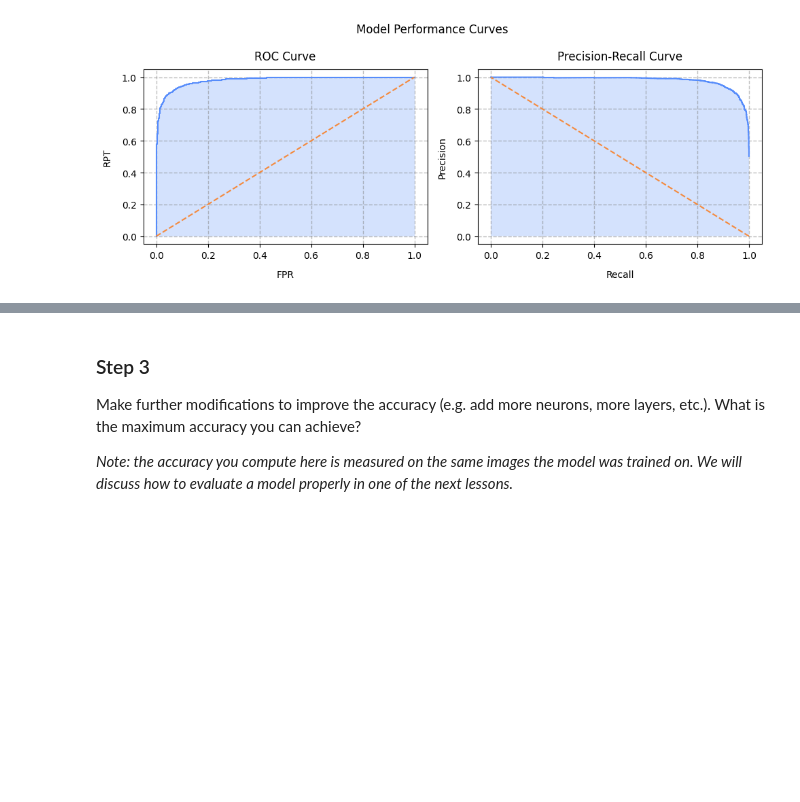
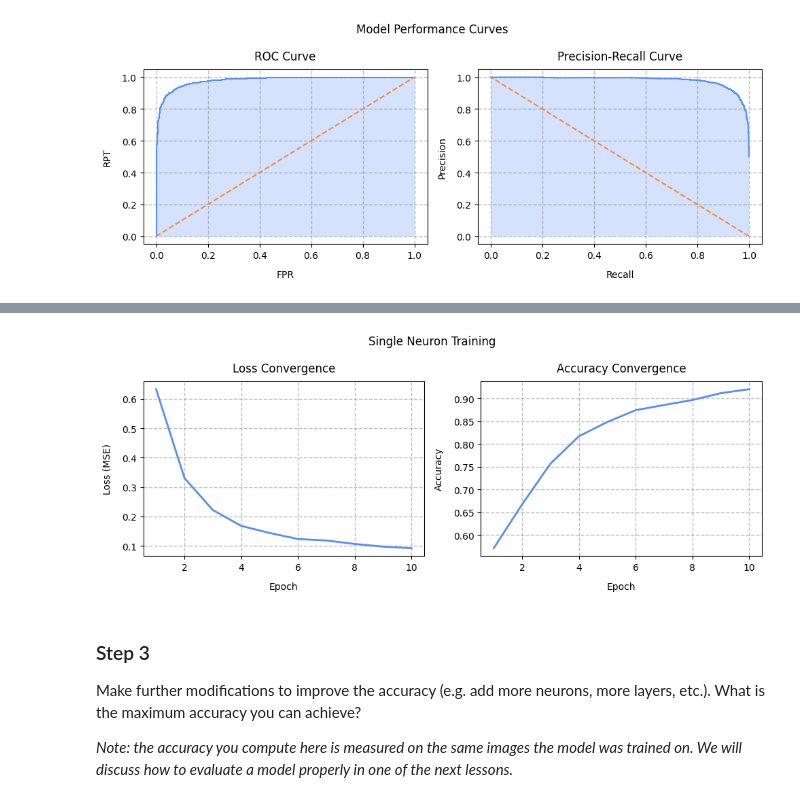
Before and after one commit to BogdanPinchuk/ComputerVision-PBY_HW12, a Jupyter notebook: Bohdan_Pinchuk_CV_HW12.ipynb, the cells around one changed output, grey strips where cells are left out. Drawn from its saved outputs; the diff is of its cells as text; code cells hidden in the pictures; blank space fills up the shorter version.

```diff
--- a/Bohdan_Pinchuk_CV_HW12.ipynb
+++ b/Bohdan_Pinchuk_CV_HW12.ipynb
@@ -309,3 +360,40 @@ weighted avg       0.92      0.92      0.92      4470
+# %%
+# Graphic results
+
+import matplotlib.pyplot as plt
+
+# Input data
+array_x = range(1, n_epochs + 1)
+array_y0 = losses_single
+array_y1 = accuracies_single
+
+# Solution
+_, axes = plt.subplots(1, 2, figsize=(10, 4))
+
+ax = axes[0]
+ax.plot(array_x, array_y0, linewidth=2.0)
+ax.grid(axis='both', visible=True, which='major', ls='--', linewidth=1.0, color='tab:gray')
+# ax.minorticks_on()
+# ax.grid(axis='both', visible=True, which='minor', ls=':', linewidth=0.5, color='tab:green')
+ax.set_title("Loss Convergence", pad=10, loc='center', color='black')
+ax.set_xlabel("Epoch", labelpad=10, loc='center', color='black')
+ax.set_ylabel("Loss (MSE)", labelpad=10, loc='center', color='black')
+
+ax = axes[1]
+ax.plot(array_x, array_y1, linewidth=2.0)
+ax.grid(axis='both', visible=True, which='major', ls='--', linewidth=1.0, color='tab:gray')
+# ax.minorticks_on()
+# ax.grid(axis='both', visible=True, which='minor', ls=':', linewidth=0.5, color='tab:green')
+ax.set_title("Accuracy Convergence", pad=10, loc='center', color='black')
+ax.set_xlabel("Epoch", labelpad=10, loc='center', color='black')
+ax.set_ylabel("Accuracy", labelpad=10, loc='center', color='black')
+
+plt.suptitle(f"Single Neuron Training")
+
+plt.tight_layout()
+plt.show()
+# %% [output]
+[figure, added]
 # %% [markdown]
 ### Step 3
 
```
Also changed, not shown: parts of 2 cells of this notebook.
